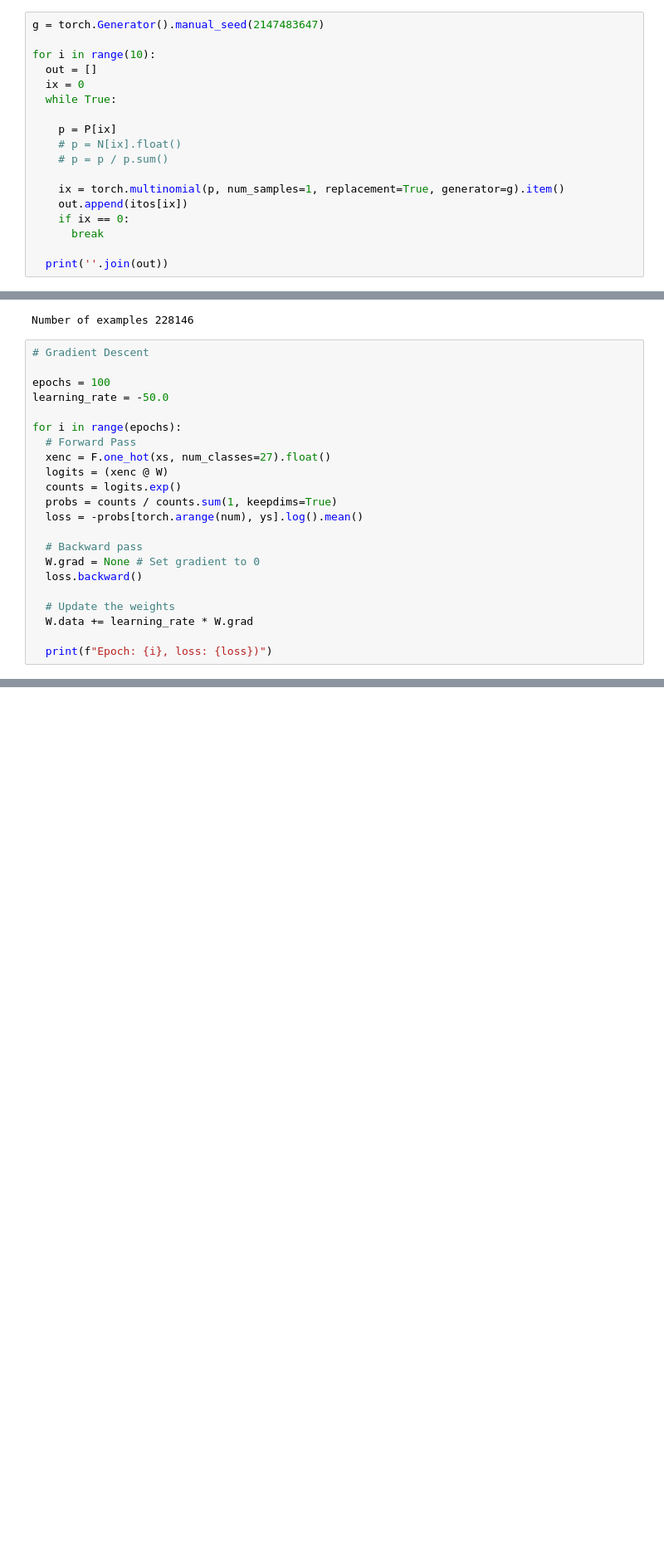
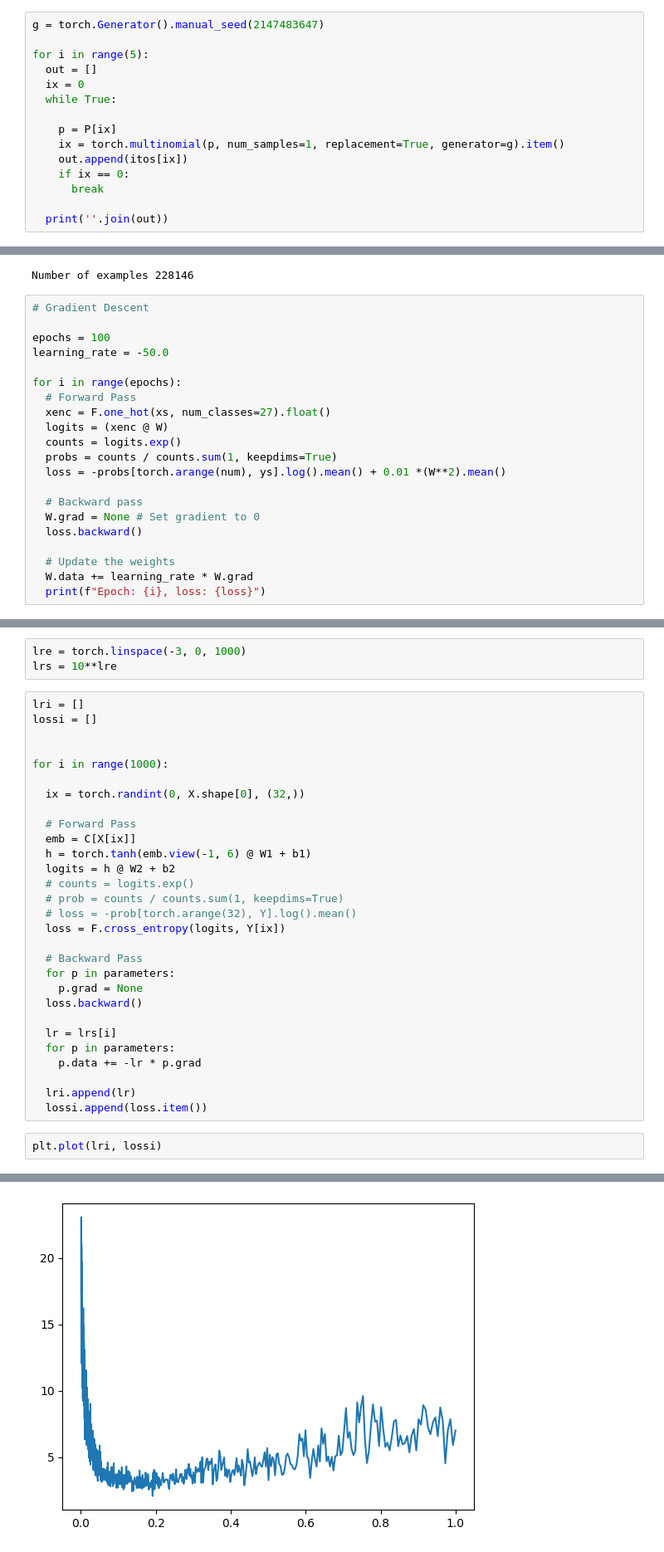
Before and after one commit to akshaypat444/pytorch_experiments, a Jupyter notebook: make_more_char_level_model_nlp.ipynb, the cells around one changed output, grey strips where cells are left out. Shown: that part at 83% size. Cells and saved outputs as stored; diff of their text form; blank space fills up the shorter version.

```diff
--- a/make_more_char_level_model_nlp.ipynb
+++ b/make_more_char_level_model_nlp.ipynb
@@ -150,15 +162,12 @@ P = P / P.sum(1, keepdim=True)
 # %%
 g = torch.Generator().manual_seed(2147483647)
 
-for i in range(10):
+for i in range(5):
   out = []
   ix = 0
   while True:
 
     p = P[ix]
-    # p = N[ix].float()
-    # p = p / p.sum()
-
     ix = torch.multinomial(p, num_samples=1, replacement=True, generator=g).item()
     out.append(itos[ix])
     if ix == 0:
@@ -215,7 +219,7 @@ for i in range(epochs):
   logits = (xenc @ W)
   counts = logits.exp()
   probs = counts / counts.sum(1, keepdims=True)
-  loss = -probs[torch.arange(num), ys].log().mean()
+  loss = -probs[torch.arange(num), ys].log().mean() + 0.01 *(W**2).mean()
 
   # Backward pass
   W.grad = None # Set gradient to 0
@@ -223,6 +227,5 @@ for i in range(epochs):
 
   # Update the weights
   W.data += learning_rate * W.grad
-
-  print(f"Epoch: {i}, loss: {loss})")
+  print(f"Epoch: {i}, loss: {loss}")
 # %% [output]
@@ -245,0 +471,35 @@ Epoch: 99, loss: 2.4728763103485107)
+# %%
+lre = torch.linspace(-3, 0, 1000)
+lrs = 10**lre
+# %%
+lri = []
+lossi = []
+
+
+for i in range(1000):
+
+  ix = torch.randint(0, X.shape[0], (32,))
+
+  # Forward Pass
+  emb = C[X[ix]]
+  h = torch.tanh(emb.view(-1, 6) @ W1 + b1)
+  logits = h @ W2 + b2
+  # counts = logits.exp()
+  # prob = counts / counts.sum(1, keepdims=True)
+  # loss = -prob[torch.arange(32), Y].log().mean()
+  loss = F.cross_entropy(logits, Y[ix])
+
+  # Backward Pass
+  for p in parameters:
+    p.grad = None
+  loss.backward()
+
+  lr = lrs[i]
+  for p in parameters:
+    p.data += -lr * p.grad
+
+  lri.append(lr)
+  lossi.append(loss.item())
+# %%
+plt.plot(lri, lossi)
+# %% [output]
@@ -245,0 +507 @@ Epoch: 99, loss: 2.4728763103485107)
+[figure, added]
```
Also changed, not shown: parts of 21 cells of this notebook.
